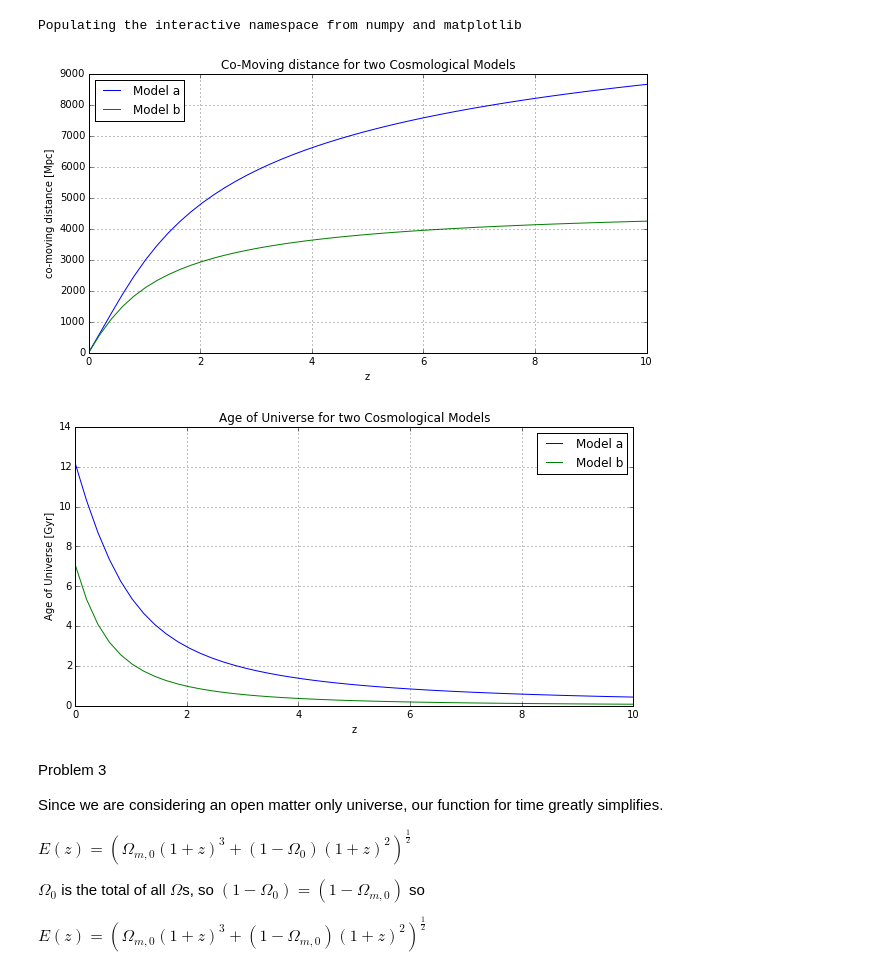
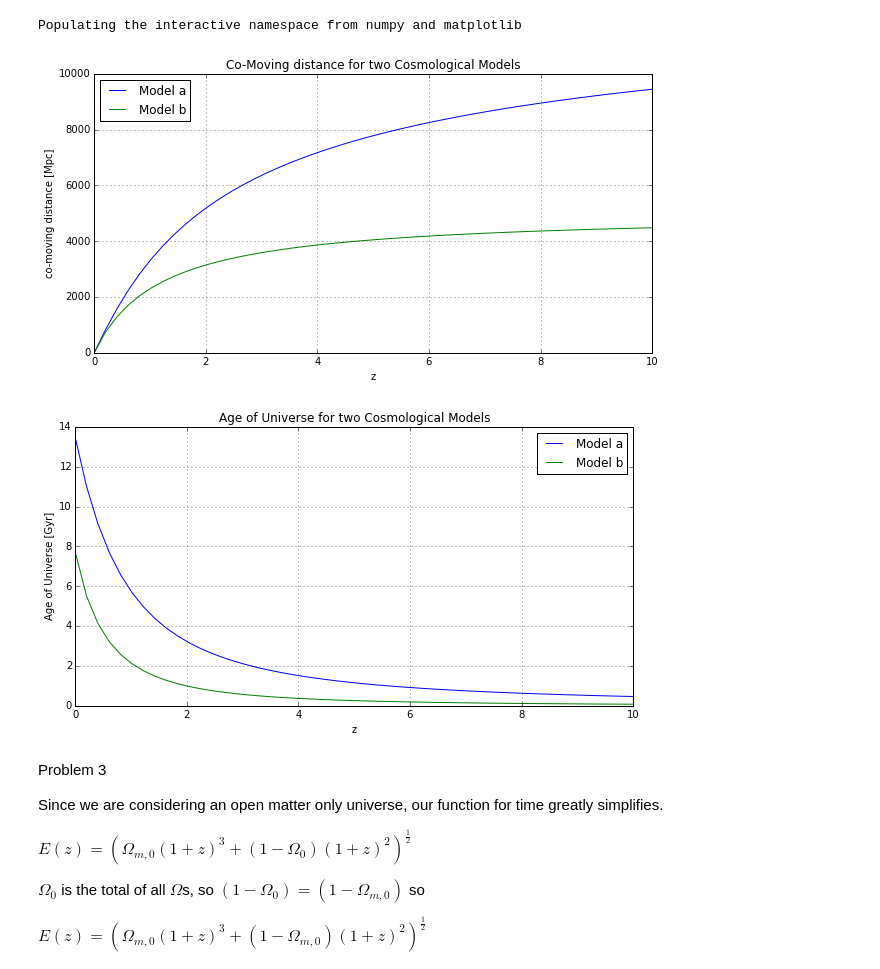
Before and after one commit to tristan3214/A425_2015, a Jupyter notebook: bordenave/Problem Set 3.ipynb, the cells around one changed output. Drawn from its saved outputs; the diff is of its cells as text; code cells hidden in the pictures.

```diff
--- a/bordenave/Problem Set 3.ipynb
+++ b/bordenave/Problem Set 3.ipynb
@@ -56,31 +56,31 @@ def integrate_fcn(fcn, args, int_range = [0,10]):
     return x,y
 
 fcn = lambda z,D_0,omega_r0,omega_m0,omega_l0,omega_0: D_0*(omega_r0*(1.0+z)**4.0+omega_m0*(1.0+z)**3.0 +
-            omega_l0+(1-omega_0)*(1.0-z)**2.0)**(-.5)
+            omega_l0+(1-omega_0)*(1.0+z)**2.0)**(-.5)
 
 fcn2 = lambda z,t_0,omega_r0,omega_m0,omega_l0,omega_0: t_0*(1.0/(1.0+z))*(omega_r0*(1.0+z)**4.0+omega_m0*(1.0+z)**3.0 +
-            omega_l0+(1-omega_0)*(1.0-z)**2.0)**(-.5)
+            omega_l0+(1-omega_0)*(1.0+z)**2.0)**(-.5)
 # %% [output]
 Populating the interactive namespace from numpy and matplotlib
 # %%
 #The Hubble Distance
 D_0 = (3e8/70.0e3) #[Mpc]
 
 #co-moving distances:
-z,d1 = integrate_fcn(fcn,(D_0,0.0,0.3,0.7,0.0))
-z,d2 = integrate_fcn(fcn,(D_0,0.5,0.5,0.0,0.0))
+z,d1 = integrate_fcn(fcn,(D_0,0.0,0.3,0.7,1.0))
+z,d2 = integrate_fcn(fcn,(D_0,0.5,0.5,0.0,1.0))
 
 figure(figsize=(10,5))
 plot(z,d1,label='Model a')
 plot(z,d2,label='Model b')
 title('Co-Moving distance for two Cosmological Models')
 xlabel('z')
 ylabel('co-moving distance [Mpc]')
 legend(loc=0)
 grid()
 show()
 # %% [output]
-[figure, old version]
+[figure, new version]
 # %%
 #Hubble Time:
 T_0 = (3.086e22/70.0e3)
@@ -88,12 +88,12 @@ s_gyr = float(1e9*365*24*3600)
 T_0 /= s_gyr
 
 #Lookback Time from present
-z,t1= integrate_fcn(fcn2,(T_0,0.0,0.3,0.7,0.0))
-z,t2= integrate_fcn(fcn2,(T_0,0.5,0.5,0.0,0.0))
+z,t1= integrate_fcn(fcn2,(T_0,0.0,0.3,0.7,1.0))
+z,t2= integrate_fcn(fcn2,(T_0,0.5,0.5,0.0,1.0))
 
 #Current Age
-t1_0 = quad(fcn2,0.0,Inf,args=(T_0,0.0,0.3,0.7,0.0))[0]
-t2_0 = quad(fcn2,0.0,Inf,args=(T_0,0.5,0.5,0.0,0.0))[0]
+t1_0 = quad(fcn2,0.0,Inf,args=(T_0,0.0,0.3,0.7,1.0))[0]
+t2_0 = quad(fcn2,0.0,Inf,args=(T_0,0.5,0.5,0.0,1.0))[0]
 
 figure(figsize=(10,5))
 plot(z,t1_0-t1,label='Model a')
@@ -106,7 +106,7 @@ grid()
 xlim(0,10)
 show()
 # %% [output]
-[figure, old version]
+[figure, new version]
 # %% [markdown]
 Problem 3
 
```
Also changed, not shown: parts of 4 cells of this notebook.
